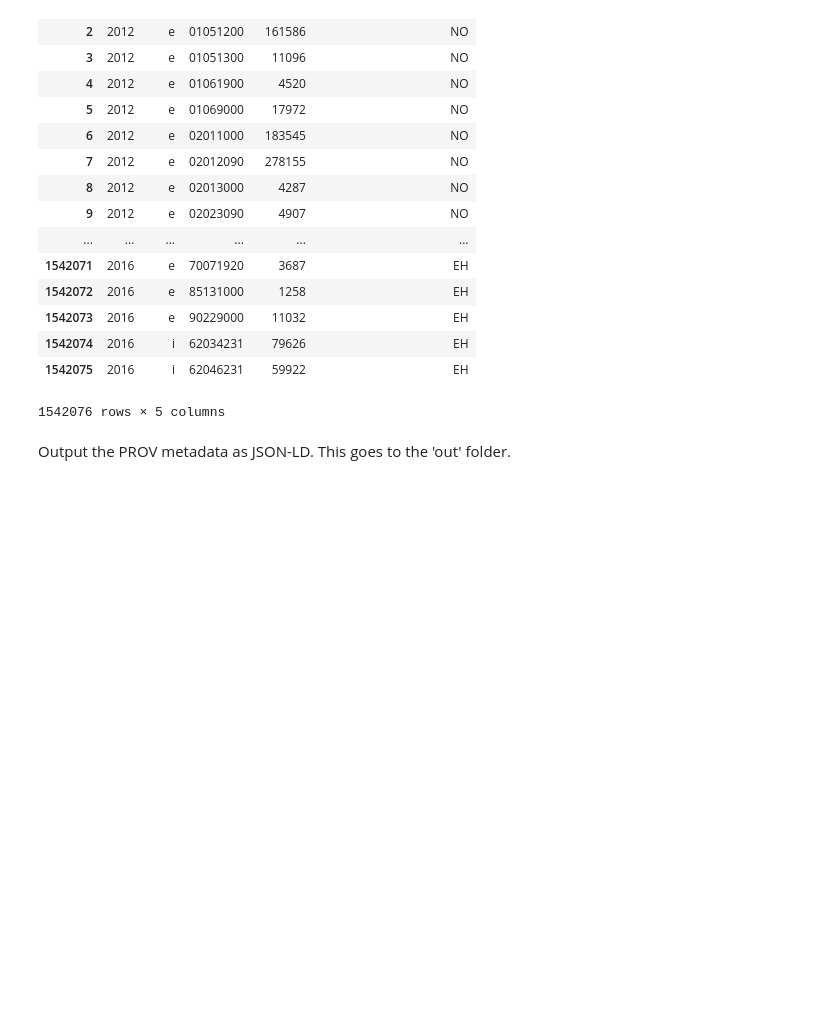
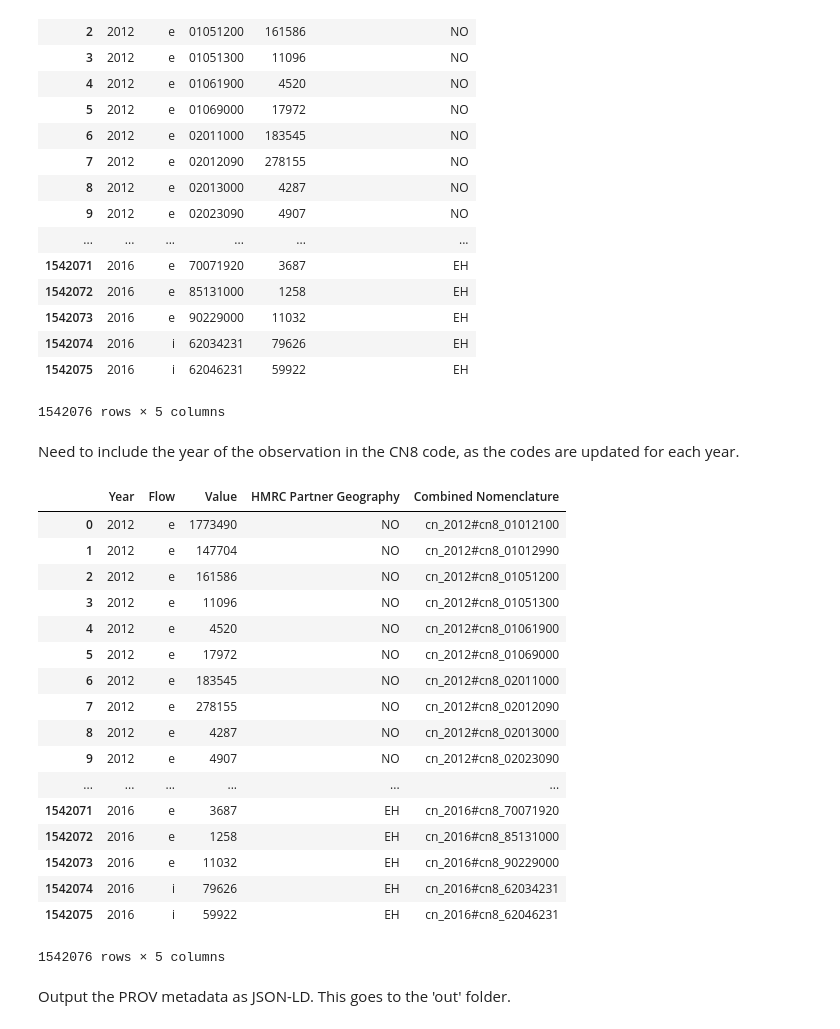
Before and after one commit to lkitching/HMRC_OTS_CN8, a Jupyter notebook: Prepare_sources.ipynb, the cells around one changed output. Saved outputs shown, nothing was run; the diff lists cells and outputs as text; code cells hidden in the pictures; blank space fills up the shorter version.

Commit message:
CN8 -> Combined Nomenclature, using expanded CN8 URI path segment including the year. Units appear to be £, rather than £ million.

```diff
--- a/Prepare_sources.ipynb
+++ b/Prepare_sources.ipynb
@@ -177,5 +177,30 @@ table
 | 1542074 | 2016 | i | 62034231 | 79626 | EH |
 | 1542075 | 2016 | i | 62046231 | 59922 | EH |
 1542076 rows × 5 columns
+# %% [markdown]
+Need to include the year of the observation in the CN8 code, as the codes are updated for each year.
+# %%
+table['Combined Nomenclature'] = table.apply(lambda row: 'cn_%s#cn8_%s' % (row['Year'], row['CN8']), axis=1)
+table.drop(columns=['CN8'], inplace=True)
+table
+# %% [output]
+|  | Year | Flow | Value | HMRC Partner Geography | Combined Nomenclature |
+| 0 | 2012 | e | 1773490 | NO | cn_2012#cn8_01012100 |
+| 1 | 2012 | e | 147704 | NO | cn_2012#cn8_01012990 |
+| 2 | 2012 | e | 161586 | NO | cn_2012#cn8_01051200 |
+| 3 | 2012 | e | 11096 | NO | cn_2012#cn8_01051300 |
+| 4 | 2012 | e | 4520 | NO | cn_2012#cn8_01061900 |
+| 5 | 2012 | e | 17972 | NO | cn_2012#cn8_01069000 |
+| 6 | 2012 | e | 183545 | NO | cn_2012#cn8_02011000 |
+| 7 | 2012 | e | 278155 | NO | cn_2012#cn8_02012090 |
+| 8 | 2012 | e | 4287 | NO | cn_2012#cn8_02013000 |
+| 9 | 2012 | e | 4907 | NO | cn_2012#cn8_02023090 |
+| ... | ... | ... | ... | ... | ... |
+| 1542071 | 2016 | e | 3687 | EH | cn_2016#cn8_70071920 |
+| 1542072 | 2016 | e | 1258 | EH | cn_2016#cn8_85131000 |
+| 1542073 | 2016 | e | 11032 | EH | cn_2016#cn8_90229000 |
+| 1542074 | 2016 | i | 79626 | EH | cn_2016#cn8_62034231 |
+| 1542075 | 2016 | i | 59922 | EH | cn_2016#cn8_62046231 |
+1542076 rows × 5 columns
 # %%
 table['Measure Type'] = 'GBP Total'
```
Also changed, not shown: parts of 2 cells of this notebook.
